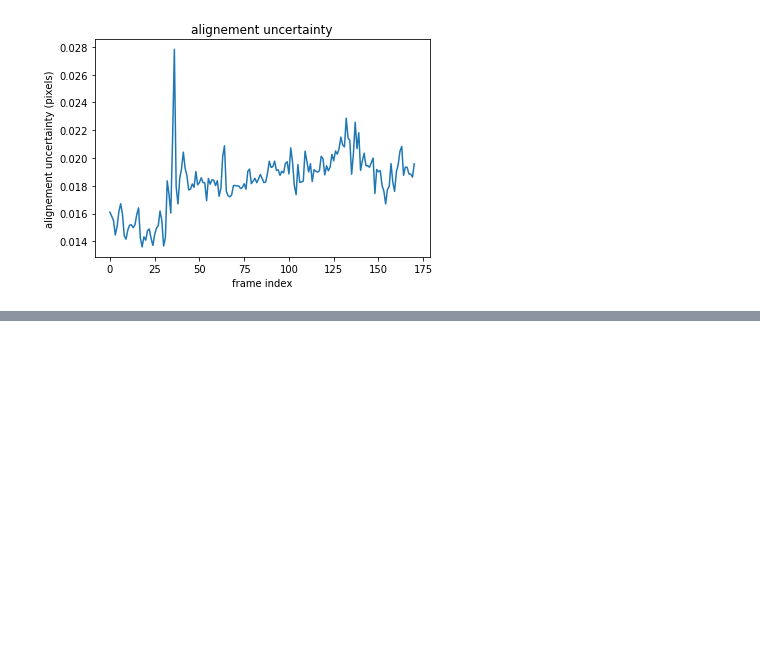
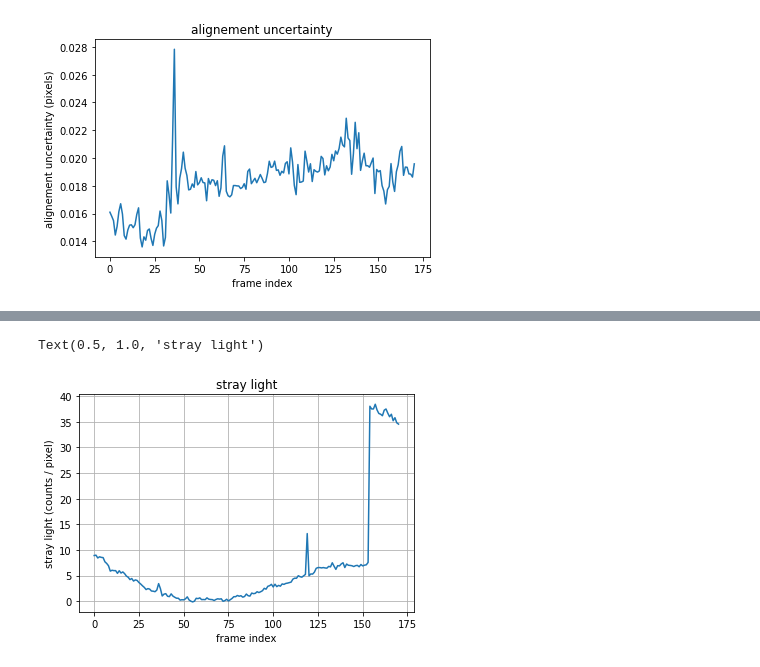
Before and after one commit to thomasorb/orbs, a Jupyter notebook: docs/science_cube.ipynb, the cells around one changed output, grey strips where cells are left out. Saved outputs shown, nothing was run; the diff lists cells and outputs as text; code cells hidden in the pictures; blank space fills up the shorter version.

```diff
--- a/docs/science_cube.ipynb
+++ b/docs/science_cube.ipynb
@@ -99,0 +123,12 @@ Text(0.5, 1.0, 'alignement uncertainty')
+# %%
+import orb.utils.io
+import pylab as pl
+stray = orb.utils.io.read_fits('/reductions2/sitelle/M95/SN1/science/M95_SN1/MERGED/M95_SN1.merged.InterferogramMerger.stray_light_vector.fits')
+pl.plot(stray)
+pl.ylabel('stray light (counts / pixel)')
+pl.xlabel('frame index')
+pl.grid()
+pl.title('stray light')
+# %% [output]
+Text(0.5, 1.0, 'stray light')
+[figure, added]
```
Also changed, not shown: parts of 29 cells of this notebook, 38 other files.
